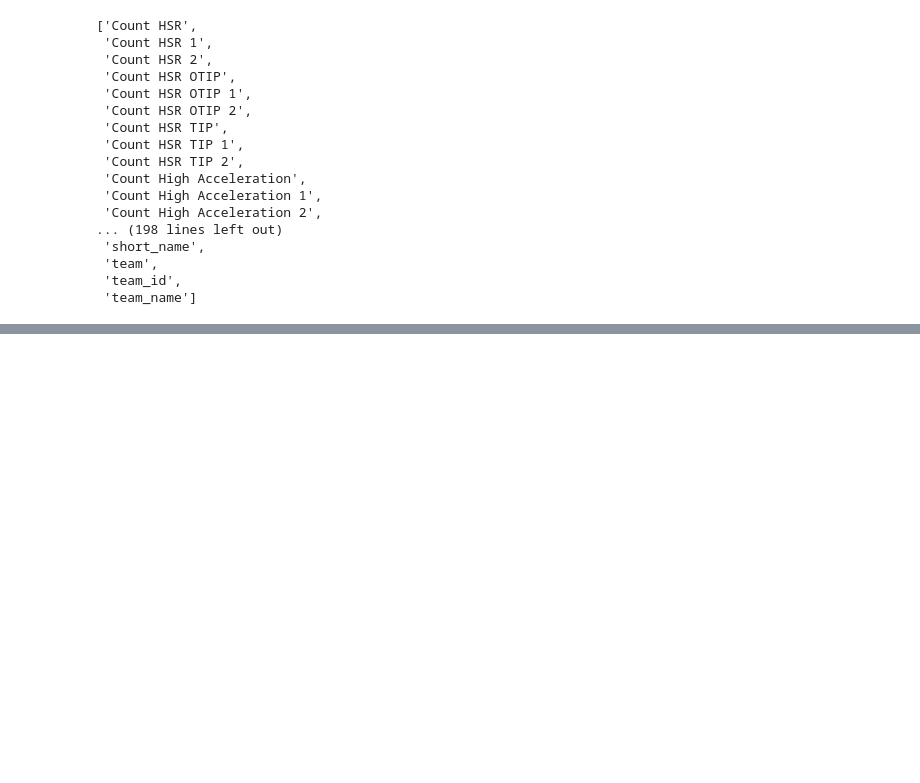
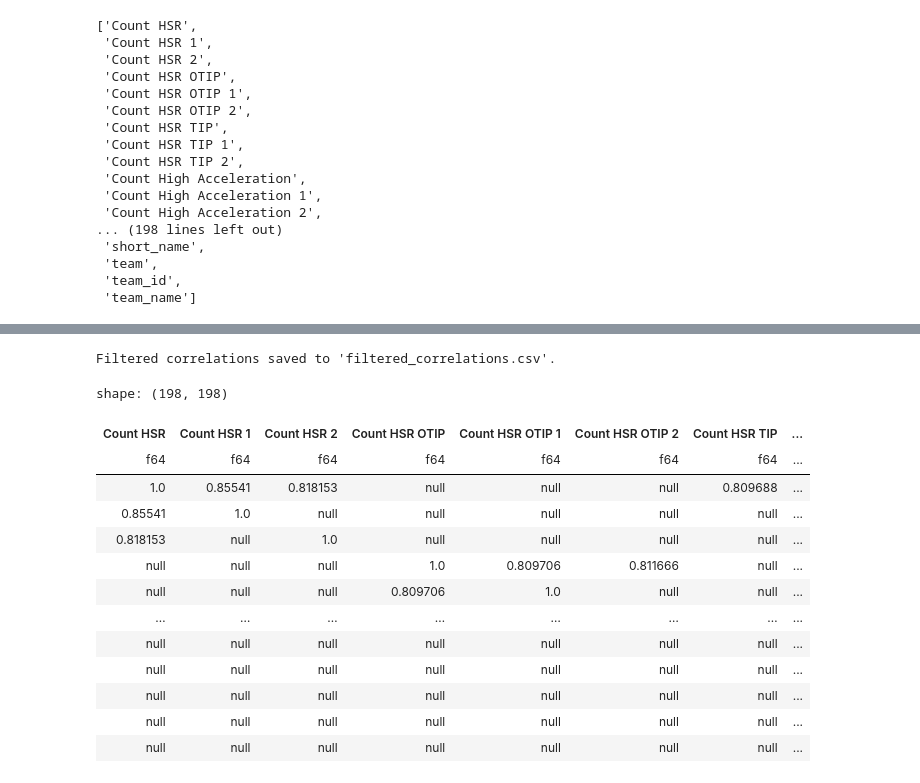
Before and after one commit to ihosten/internship_club_brugge, a Jupyter notebook: start_project/data_normilization.ipynb, the cells around one changed output, grey strips where cells are left out. Saved outputs shown, nothing was run; the diff lists cells and outputs as text; code cells hidden in the pictures; blank space fills up the shorter version.

```diff
--- a/start_project/data_normilization.ipynb
+++ b/start_project/data_normilization.ipynb
@@ -308,0 +343,40 @@ final_df.write_csv('final_df.csv')
+# %%
+# only retaining meaningfull correlation
+
+# Initialize an empty list to store the filtered correlation pairs
+filtered_data = []
+
+# Iterate over the rows and columns to extract variable pairs and correlations
+for i, row in enumerate(correlations.columns):
+    for j, col in enumerate(correlations.columns):
+        if i < j:  # Skip self-correlation and duplicate pairs (ensure we only process one pair)
+            corr_value = correlations[row][j]  # Access the correlation value at row i, column j
+            if corr_value > 0.8:  # Only keep correlations > 0.8
+                filtered_data.append([row, col, corr_value])
+
+# Create a Polars DataFrame with the filtered data
+filtered_df = pl.DataFrame(filtered_data, schema=["Variable 1", "Variable 2", "Correlation"])
+
+# Write the filtered data to a CSV file (since Polars doesn't support writing to Excel directly)
+filtered_df.write_excel(workbook = "filtered_correlations.xlsx")
+
+print("Filtered correlations saved to 'filtered_correlations.csv'.")
+# %% [output]
+Filtered correlations saved to 'filtered_correlations.csv'.
+# %%
+filtered_correlations
+# %% [output]
+shape: (198, 198)
+| Count HSR | Count HSR 1 | Count HSR 2 | Count HSR OTIP | Count HSR OTIP 1 | Count HSR OTIP 2 | Count HSR TIP | ... |
+| f64 | f64 | f64 | f64 | f64 | f64 | f64 | ... |
+| 1.0 | 0.85541 | 0.818153 | null | null | null | 0.809688 | ... |
+| 0.85541 | 1.0 | null | null | null | null | null | ... |
+| 0.818153 | null | 1.0 | null | null | null | null | ... |
+| null | null | null | 1.0 | 0.809706 | 0.811666 | null | ... |
+| null | null | null | 0.809706 | 1.0 | null | null | ... |
+| … | … | … | … | … | … | … | ... |
+| null | null | null | null | null | null | null | ... |
+| null | null | null | null | null | null | null | ... |
+| null | null | null | null | null | null | null | ... |
+| null | null | null | null | null | null | null | ... |
+| null | null | null | null | null | null | null | ... |
```
Also changed, not shown: parts of 6 cells of this notebook, 3 other files.
